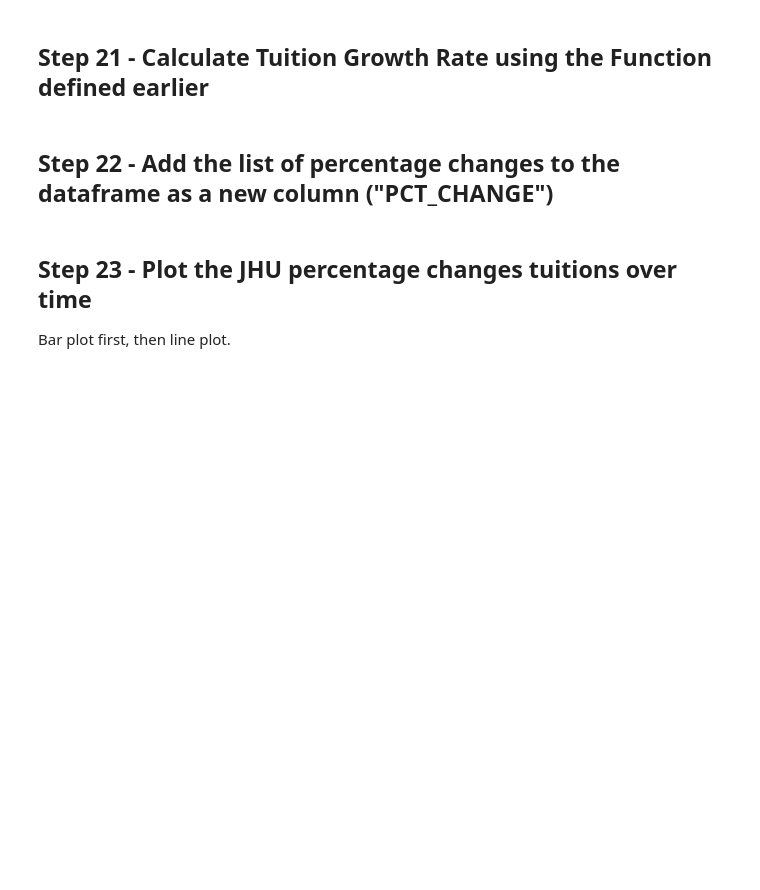
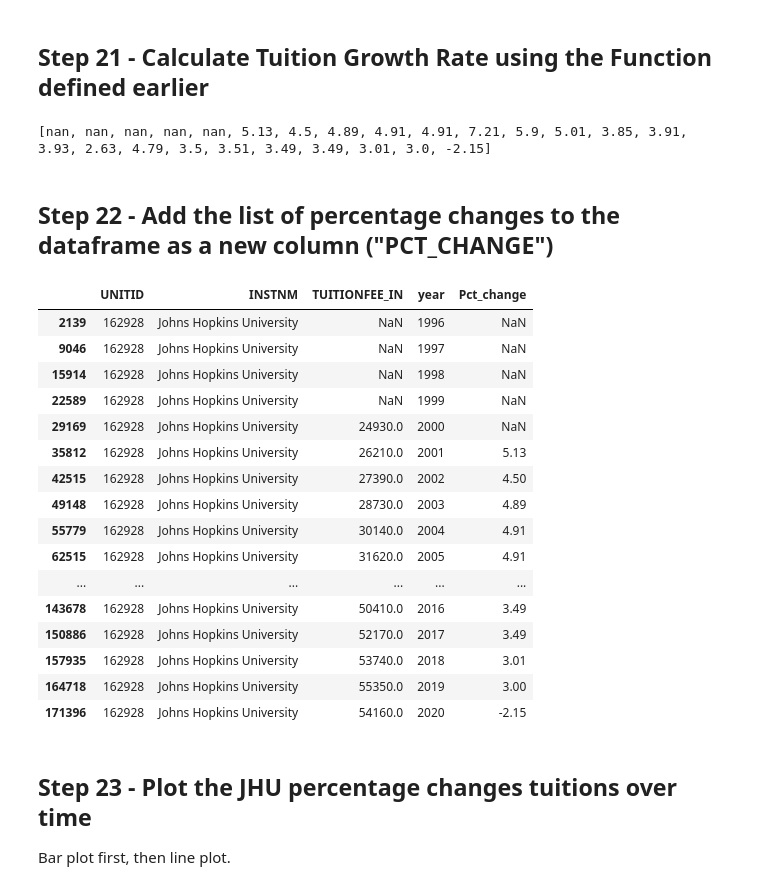
Before and after one commit to Jyothsna9618/Jabboju1, a Jupyter notebook: Assignment_06/assignment_06.ipynb, the cells around one changed output. Drawn from its saved outputs; the diff is of its cells as text; code cells hidden in the pictures; blank space fills up the shorter version.

```diff
--- a/Assignment_06/assignment_06.ipynb
+++ b/Assignment_06/assignment_06.ipynb
@@ -356,3 +527,16 @@ Since we want to do the same calculation for JHU. Instead of doing it piecemeal
+# %%
+#(Write code here)
+
+def percentage_change(uni_tution_fee_list):
+
+  pct_change_list=[]
+
+  for i in range(0,len(uni_tution_fee_list)):
+    pct_change=((uni_tution_fee_list[i]-uni_tution_fee_list[i-1])/uni_tution_fee_list[i-1])*100
+    pct_change_list.append(pct_change)
+    pct_change1=[round(x,2) for x in pct_change_list]
+
+  return pct_change1
 # %% [markdown]
 ## Step 19 - Get JHU Data
 
@@ -361,0 +544,7 @@ The dataframe contains many years of data of all U.S. colleges. Let's just look
+# %%
+#(Write code here)
+df_jhu=df_all.loc[df_all['INSTNM'].str.contains('Johns Hopkins University')]
+
+df_jhu=df_jhu.sort_values(['year'])
+
+df_jhu
@@ -373,10 +608,36 @@ Let's plot bar and then line chart.
 ## Step 21 - Calculate Tuition Growth Rate using the Function defined earlier
 # %%
 # Write code here
+JHU_tuition_fee_list=df_jhu["TUITIONFEE_IN"].to_list()
+
+JHU_PCT_Change=percentage_change(JHU_tuition_fee_list)
+print (JHU_PCT_Change)
+# %% [output]
+[nan, nan, nan, nan, nan, 5.13, 4.5, 4.89, 4.91, 4.91, 7.21, 5.9, 5.01, 3.85, 3.91, 3.93, 2.63, 4.79, 3.5, 3.51, 3.49, 3.49, 3.01, 3.0, -2.15]
 # %% [markdown]
 ## Step 22 - Add the list of percentage changes to the dataframe as a new column ("PCT_CHANGE")
 # %%
 #(Write code here)
+df_jhu["Pct_change"]=JHU_PCT_Change
+df_jhu
+# %% [output]
+|  | UNITID | INSTNM | TUITIONFEE_IN | year | Pct_change |
+| 2139 | 162928 | Johns Hopkins University | NaN | 1996 | NaN |
+| 9046 | 162928 | Johns Hopkins University | NaN | 1997 | NaN |
+| 15914 | 162928 | Johns Hopkins University | NaN | 1998 | NaN |
+| 22589 | 162928 | Johns Hopkins University | NaN | 1999 | NaN |
+| 29169 | 162928 | Johns Hopkins University | 24930.0 | 2000 | NaN |
+| 35812 | 162928 | Johns Hopkins University | 26210.0 | 2001 | 5.13 |
+| 42515 | 162928 | Johns Hopkins University | 27390.0 | 2002 | 4.50 |
+| 49148 | 162928 | Johns Hopkins University | 28730.0 | 2003 | 4.89 |
+| 55779 | 162928 | Johns Hopkins University | 30140.0 | 2004 | 4.91 |
+| 62515 | 162928 | Johns Hopkins University | 31620.0 | 2005 | 4.91 |
+| ... | ... | ... | ... | ... | ... |
+| 143678 | 162928 | Johns Hopkins University | 50410.0 | 2016 | 3.49 |
+| 150886 | 162928 | Johns Hopkins University | 52170.0 | 2017 | 3.49 |
+| 157935 | 162928 | Johns Hopkins University | 53740.0 | 2018 | 3.01 |
+| 164718 | 162928 | Johns Hopkins University | 55350.0 | 2019 | 3.00 |
+| 171396 | 162928 | Johns Hopkins University | 54160.0 | 2020 | -2.15 |
 # %% [markdown]
 ## Step 23 - Plot the JHU percentage changes tuitions over time
 
```
Also changed, not shown: parts of 51 cells of this notebook.
